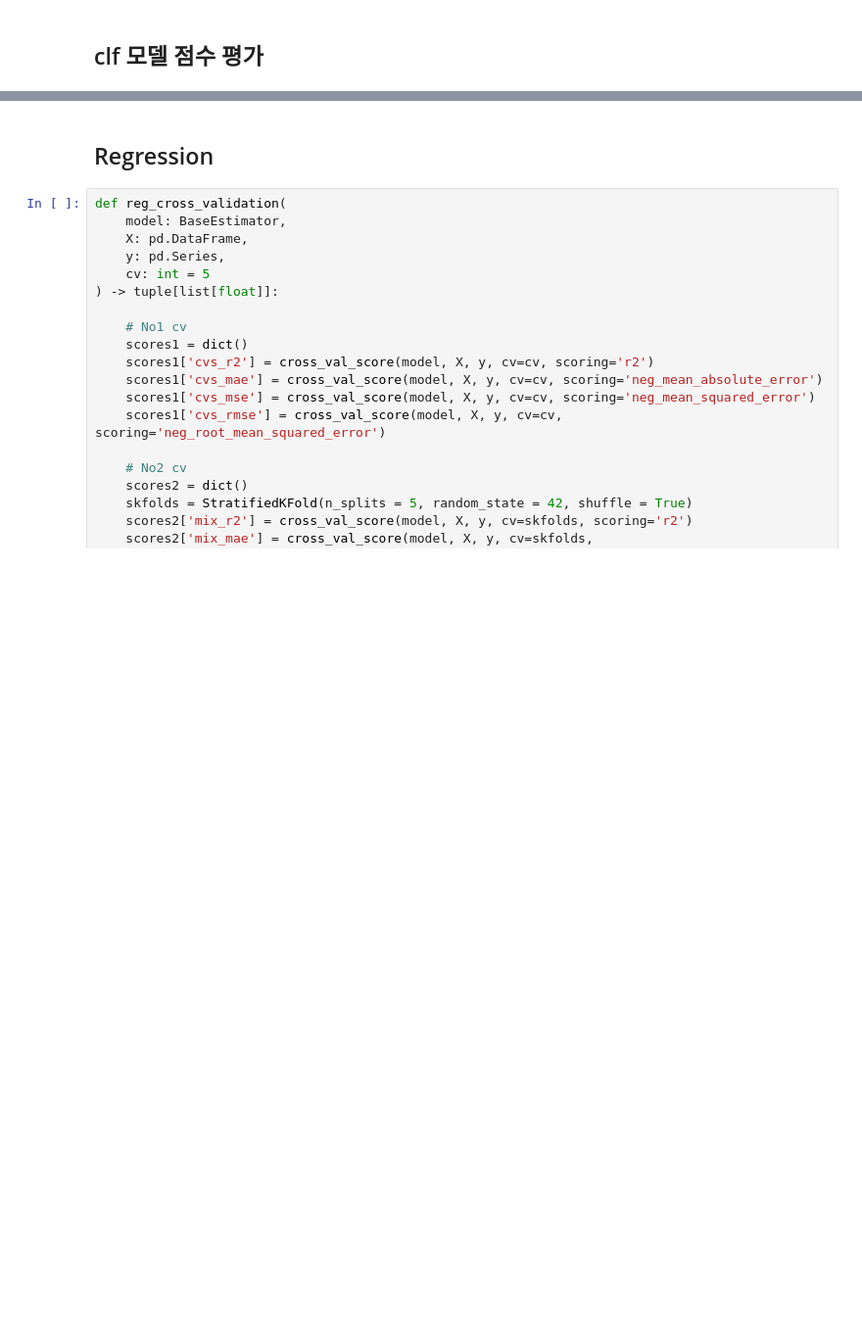
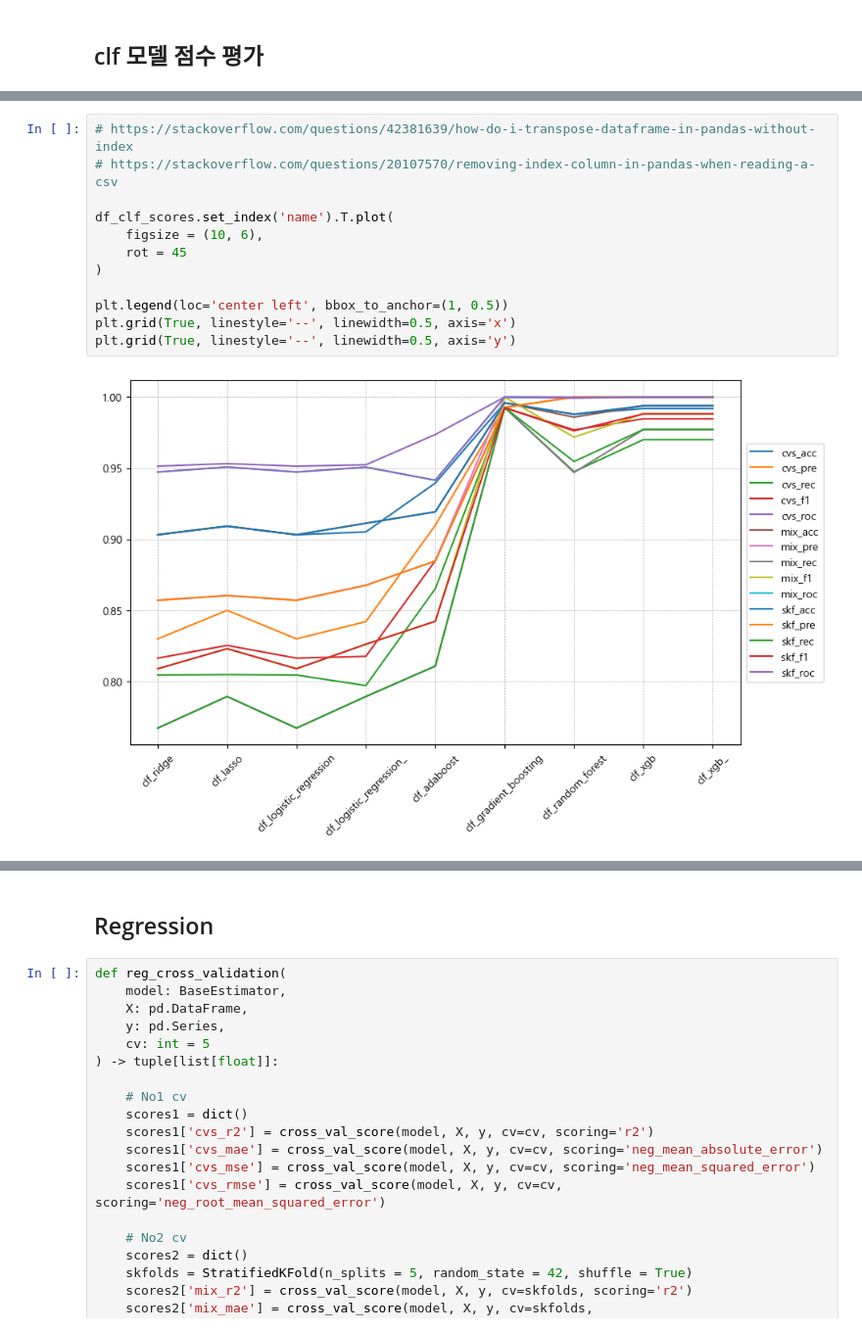
Before and after one commit to miny-genie/RTC-mariokart-8-AI, a Jupyter notebook: 3_select_model.ipynb, the cells around one changed output, grey strips where cells are left out. Shown at 98% size. Drawn from its saved outputs; the diff is of its cells as text; blank space fills up the shorter version.

```diff
--- a/3_select_model.ipynb
+++ b/3_select_model.ipynb
@@ -324 +356,15 @@ skf_roc: 1.0
+# %%
+# https://stackoverflow.com/questions/42381639/how-do-i-transpose-dataframe-in-pandas-without-index
+# https://stackoverflow.com/questions/20107570/removing-index-column-in-pandas-when-reading-a-csv
+
+df_clf_scores.set_index('name').T.plot(
+    figsize = (10, 6),
+    rot = 45
+)
+
+plt.legend(loc='center left', bbox_to_anchor=(1, 0.5))
+plt.grid(True, linestyle='--', linewidth=0.5, axis='x')
+plt.grid(True, linestyle='--', linewidth=0.5, axis='y')
+# %% [output]
+[figure, added]
 # %%
```
Also changed, not shown: parts of 12 cells of this notebook.
